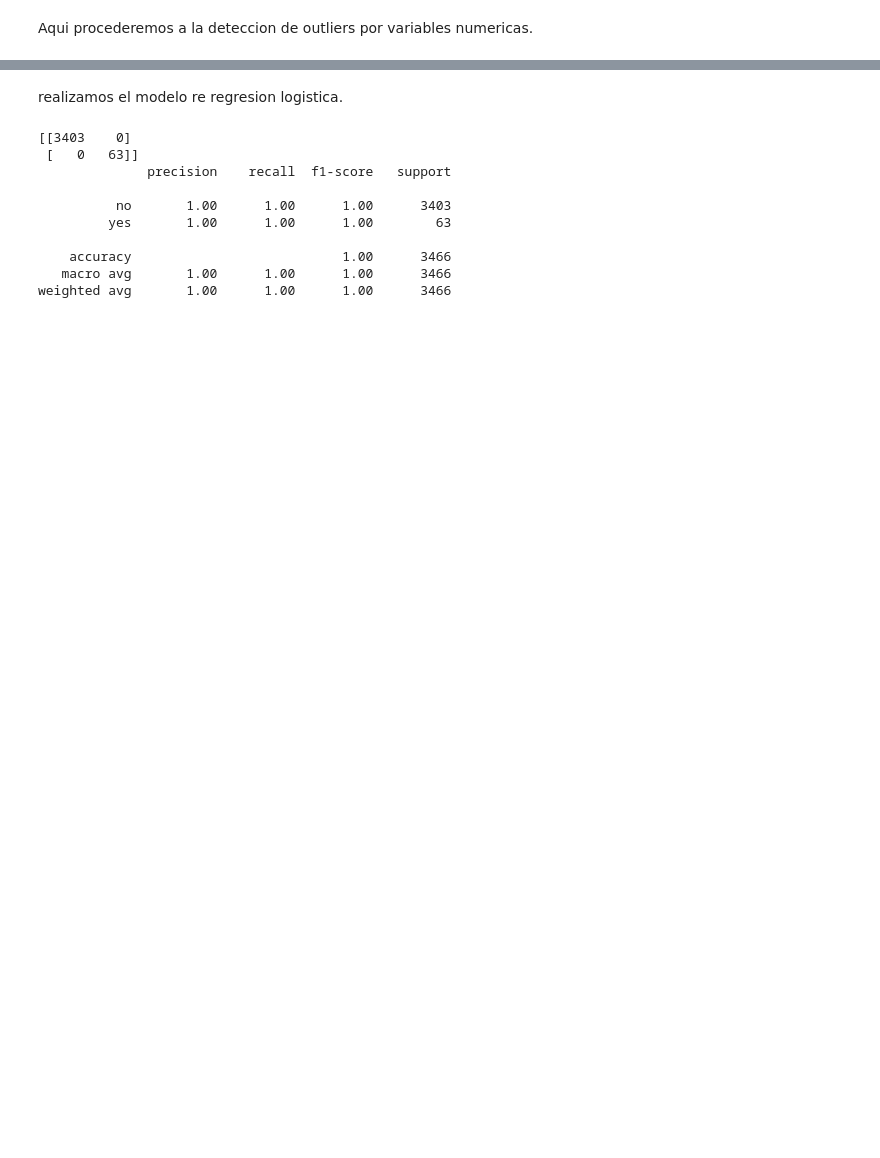
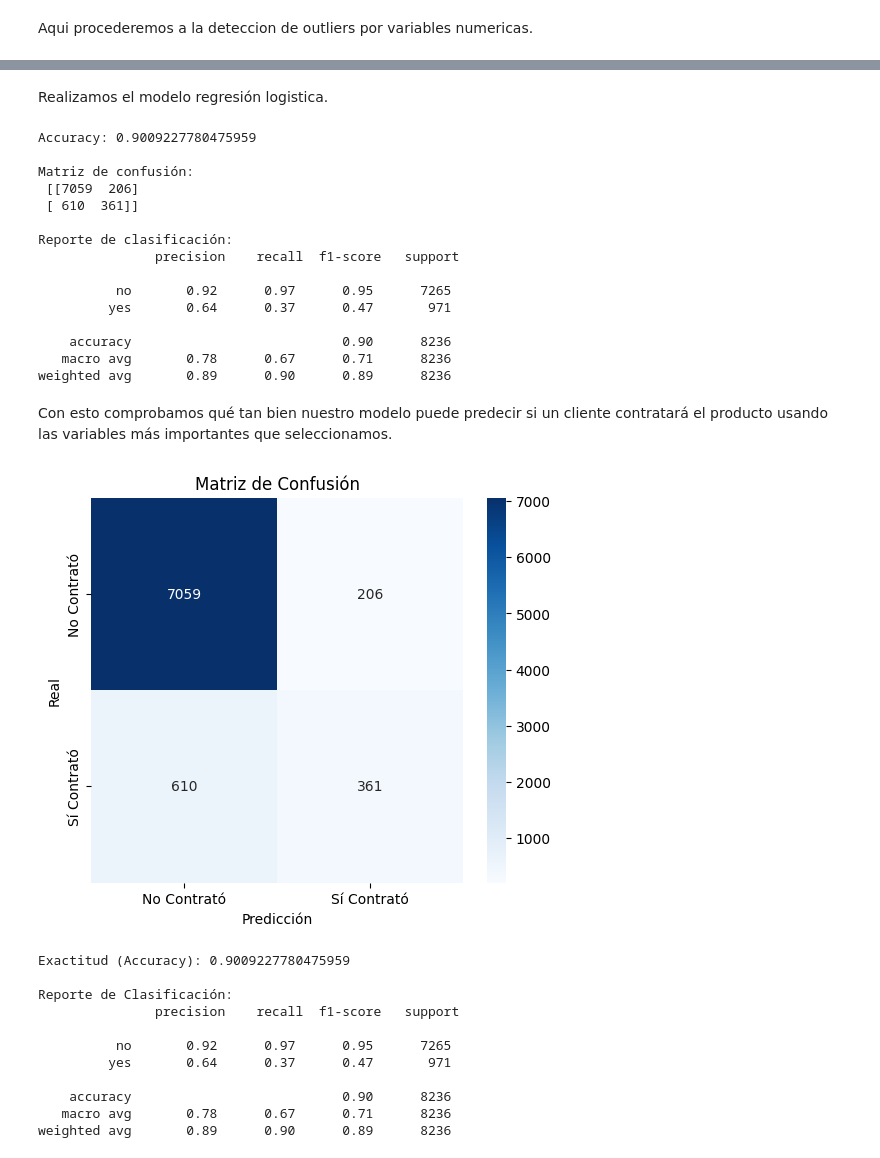
Before and after one commit to 4GeeksAcademy/machine-learning-python-RL-iburgos-template, a Jupyter notebook: src/explore.ipynb, the cells around one changed output, grey strips where cells are left out. Drawn from its saved outputs; the diff is of its cells as text; code cells hidden in the pictures; blank space fills up the shorter version.

```diff
--- a/src/explore.ipynb
+++ b/src/explore.ipynb
@@ -249,27 +272,71 @@ Variables seleccionadas: ['duration', 'emp.var.rate', 'cons.price.idx', 'cons.co
 # %% [markdown]
-realizamos el modelo re regresion logistica.
+Realizamos el modelo regresión logistica.
 # %%
 from sklearn.linear_model import LogisticRegression
-from sklearn.metrics import classification_report, confusion_matrix
+from sklearn.metrics import confusion_matrix, classification_report, accuracy_score
 
-# Entrenar modelo
-model = LogisticRegression(max_iter=5000)
-model.fit(X_train, y_train)
+# 1️⃣ Crear el modelo
+model = LogisticRegression(max_iter=1000, random_state=42)
 
-# Predicciones
-y_pred = model.predict(X_test)
+# 2️⃣ Entrenar
+model.fit(X_train_sel, y_train)
 
-# Evaluación
-print(confusion_matrix(y_test, y_pred))
-print(classification_report(y_test, y_pred))
+# 3️⃣ Predecir
+y_pred = model.predict(X_test_sel)
+
+# 4️⃣ Evaluar
+print("Accuracy:", accuracy_score(y_test, y_pred))
+print("\nMatriz de confusión:\n", confusion_matrix(y_test, y_pred))
+print("\nReporte de clasificación:\n", classification_report(y_test, y_pred))
 # %% [output]
-[[3403    0]
- [   0   63]]
-              precision    recall  f1-score   support
+Accuracy: 0.9009227780475959
 
-          no       1.00      1.00      1.00      3403
-         yes       1.00      1.00      1.00        63
+Matriz de confusión:
+ [[7059  206]
+ [ 610  361]]
 
-    accuracy                           1.00      3466
-   macro avg       1.00      1.00      1.00      3466
-weighted avg       1.00      1.00      1.00      3466
+Reporte de clasificación:
+               precision    recall  f1-score   support
+
+          no       0.92      0.97      0.95      7265
+         yes       0.64      0.37      0.47       971
+
+    accuracy                           0.90      8236
+   macro avg       0.78      0.67      0.71      8236
+weighted avg       0.89      0.90      0.89      8236
+# %% [markdown]
+Con esto comprobamos qué tan bien nuestro modelo puede predecir si un cliente contratará el producto usando las variables más importantes que seleccionamos.
+# %%
+import matplotlib.pyplot as plt
+import seaborn as sns
+from sklearn.metrics import confusion_matrix, classification_report, accuracy_score
+
+# 1️⃣ Predicciones del modelo
+y_pred = model.predict(X_test_sel)
+
+# 2️⃣ Matriz de confusión
+cm = confusion_matrix(y_test, y_pred)
+
+plt.figure(figsize=(6,5))
+sns.heatmap(cm, annot=True, fmt="d", cmap="Blues", xticklabels=["No Contrató", "Sí Contrató"], yticklabels=["No Contrató", "Sí Contrató"])
+plt.ylabel("Real")
+plt.xlabel("Predicción")
+plt.title("Matriz de Confusión")
+plt.show()
+
+# 3️⃣ Accuracy y reporte
+print("Exactitud (Accuracy):", accuracy_score(y_test, y_pred))
+print("\nReporte de Clasificación:\n", classification_report(y_test, y_pred))
+# %% [output]
+[figure, added]
+Exactitud (Accuracy): 0.9009227780475959
+
+Reporte de Clasificación:
+               precision    recall  f1-score   support
+
+          no       0.92      0.97      0.95      7265
+         yes       0.64      0.37      0.47       971
+
+    accuracy                           0.90      8236
+   macro avg       0.78      0.67      0.71      8236
+weighted avg       0.89      0.90      0.89      8236
```
Also changed, not shown: parts of 14 cells of this notebook.
